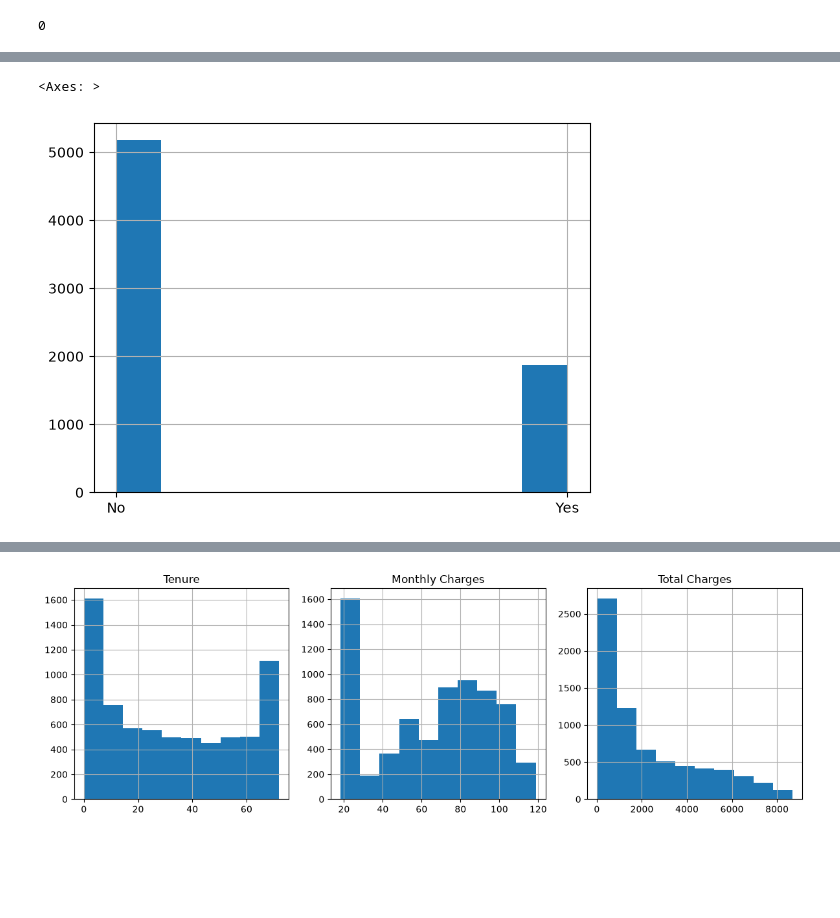
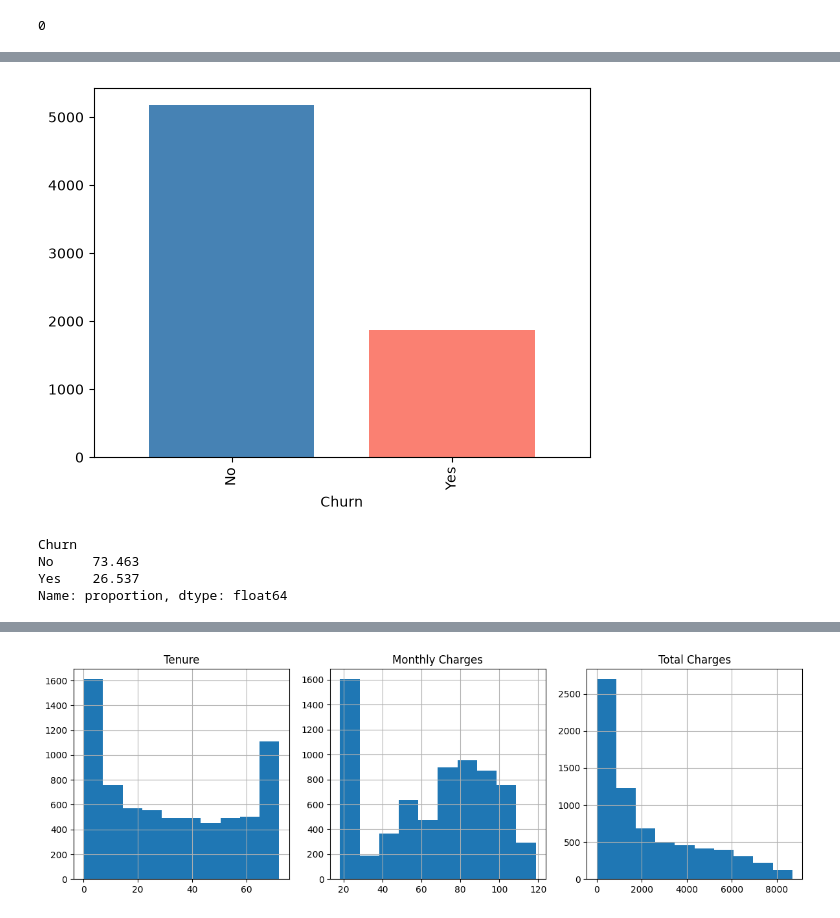
Before and after one commit to keeganprunty/telco-churn-analysis, a Jupyter notebook: telco_customer_analysis.ipynb, the cells around one changed output, grey strips where cells are left out. Cells and saved outputs as stored; diff of their text form; code cells hidden in the pictures; blank space fills up the shorter version.

Commit message:
Continuing Data Cleaning/EDA

```diff
--- a/telco_customer_analysis.ipynb
+++ b/telco_customer_analysis.ipynb
@@ -81,0 +152,4 @@ df['TotalCharges'] = pd.to_numeric(df['TotalCharges'], errors = 'coerce')
+# %%
+# fill all NA TotalCharges values w/ 0
+clean_df = df.fillna(0)
+print(clean_df.isnull().sum()) # count null values again
@@ -86,5 +300,21 @@ import matplotlib.pyplot as plt
 # %%
-df['Churn'].hist()
+# bar chart to show Churn versus no churn overall
+colors = ['steelblue', 'salmon']
+clean_df['Churn'].value_counts().plot(kind = 'bar', color = colors, width = 0.75)
+plt.show()
 # %% [output]
-<Axes: >
-[figure, old version]
+[figure, new version]
+# %%
+#looking at the churn percentage split
+churn_pct = (
+    clean_df['Churn']
+    .value_counts(normalize = True) # can the value counts normalized
+    .mul(100) # multiply for percentage format
+    .round(3) # round to three
+)
+churn_pct
+# %% [output]
+Churn
+No     73.463
+Yes    26.537
+Name: proportion, dtype: float64
```
Also changed, not shown: parts of 41 cells of this notebook, 1 other file.
